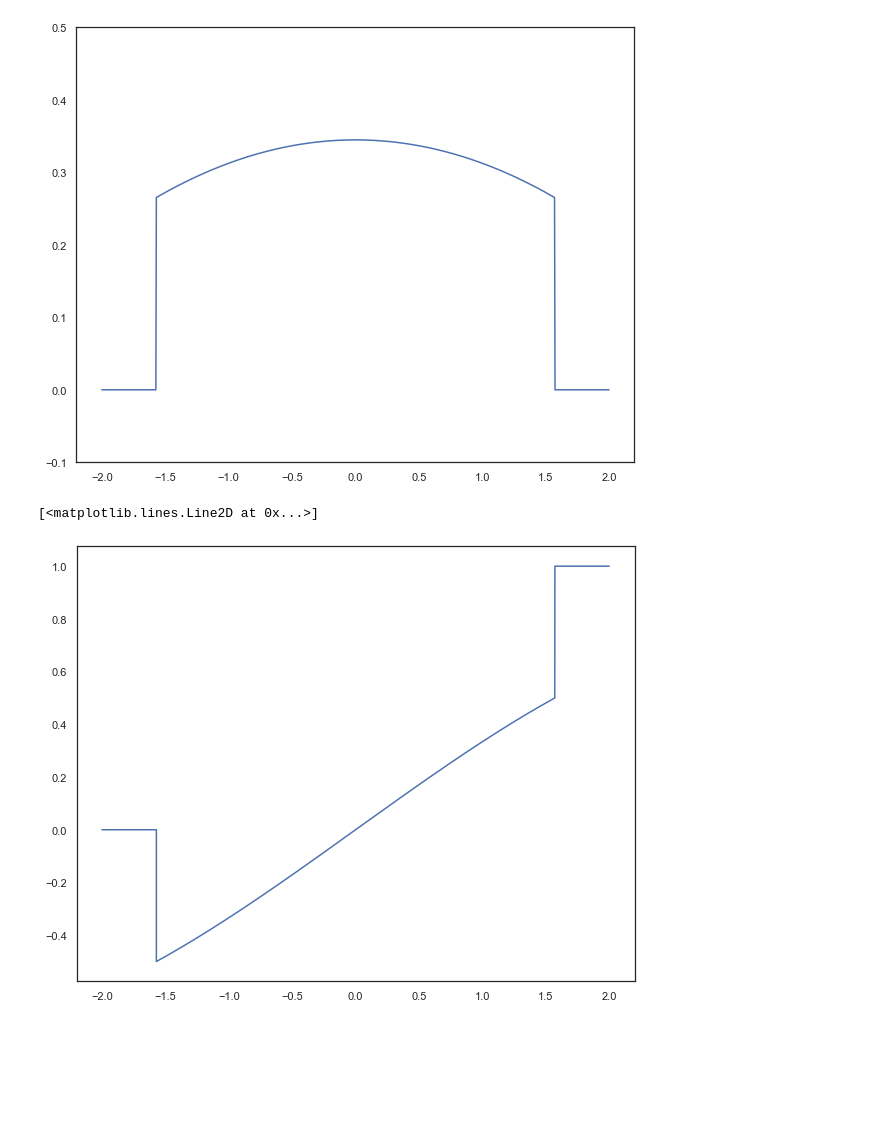
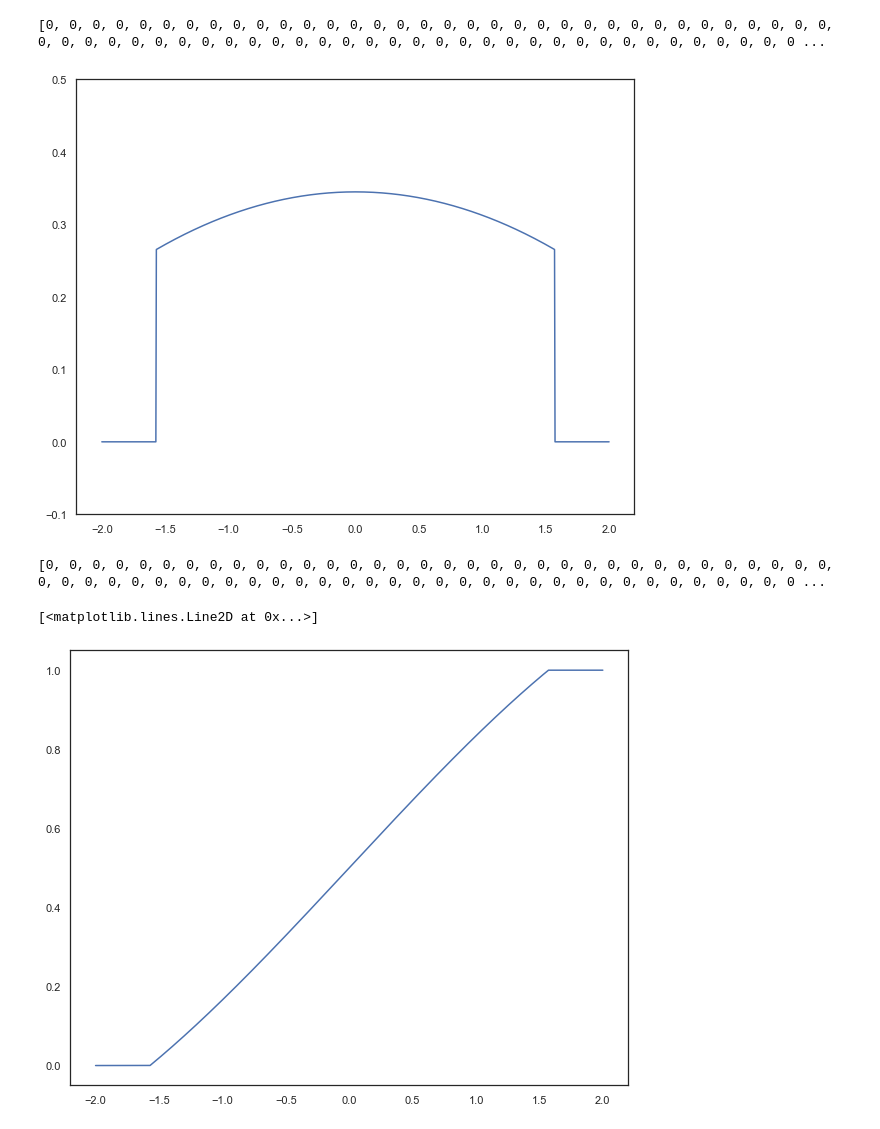
Before and after one commit to mauromeli/simulacion, a Jupyter notebook: Ej3.ipynb, the cells around one changed output. Saved outputs shown, nothing was run; the diff lists cells and outputs as text; code cells hidden in the pictures; blank space fills up the shorter version.

```diff
--- a/Ej3.ipynb
+++ b/Ej3.ipynb
@@ -17,41 +18,45 @@ sns.set(rc={'figure.figsize':(10,8)}, style="white", color_codes=True)
 import warnings
 warnings.filterwarnings("ignore")
 # %%
-def f3(x):
-    if (x >= -math.pi / 2 and x <= math.pi / 2):
-        return (13/(12*math.pi)) - (x**2/math.pi**3)
+def density_probability(x_param):
+    if -math.pi / 2 <= x_param <= math.pi / 2:
+        return (13/(12*math.pi)) - (x_param**2/math.pi**3)
     else:
         return 0
 
 
-f3x_values = lambda x: f3(x)
+f3x_values = lambda x_param: density_probability(x_param)
 
 x = np.linspace(-2, 2, 1024)
 y = [f3x_values(i) for i in x]
+
+print(y)
 
 plt.ylim(-.1, 0.5)
 plt.plot(x,y)
 # Grafico de f - Punto A
 plt.show()
 # %% [output]
+[0, 0, 0, 0, 0, 0, 0, 0, 0, 0, 0, 0, 0, 0, 0, 0, 0, 0, 0, 0, 0, 0, 0, 0, 0, 0, 0, 0, 0, 0, 0, 0, 0, 0, 0, 0, 0, 0, 0, 0, 0, 0, 0, 0, 0, 0, 0, 0, 0, 0, 0, 0, 0, 0, 0, 0, 0, 0, 0, 0, 0, 0, 0, 0, 0, 0, 0 ...
 [figure]
 # %%
 # Hallar F, F-1 y graficar - Punto B
 
-def F3(x):
-    if (x < -math.pi / 2):
+def accumulated_probability(x_param):
+    if x_param < -math.pi / 2:
         return 0
-    if (x >= -math.pi / 2 and x <= math.pi / 2):
-        return ((13 * x)/(12 * math.pi)) - ((x ** 3) / (3 * (math.pi ** 3)))
-    if (x > math.pi / 2):
+    if (-math.pi / 2) <= x_param <= (math.pi / 2):
+        return 12/24 + (13 * x_param) / (12 * math.pi) - (x_param ** 3 / (3 * (math.pi ** 3)))
+    if x_param > math.pi / 2:
         return 1
 
-F3x_values = lambda x: F3(x)
+F3x_values = lambda x_param: accumulated_probability(x_param)
 
-x = np.linspace(-2, 2, 100000)
+x = np.linspace(-2, 2, 10000)
 y = [F3x_values(i) for i in x]
 
 plt.plot(x,y)
 # %% [output]
-[<matplotlib.lines.Line2D at 0x...>]
+[0, 0, 0, 0, 0, 0, 0, 0, 0, 0, 0, 0, 0, 0, 0, 0, 0, 0, 0, 0, 0, 0, 0, 0, 0, 0, 0, 0, 0, 0, 0, 0, 0, 0, 0, 0, 0, 0, 0, 0, 0, 0, 0, 0, 0, 0, 0, 0, 0, 0, 0, 0, 0, 0, 0, 0, 0, 0, 0, 0, 0, 0, 0, 0, 0, 0, 0 ...
+[<matplotlib.lines.Line2D at 0x...>]
-[figure, old version]
+[figure, new version]
```
Also changed, not shown: parts of 2 cells of this notebook, 3 other files.
